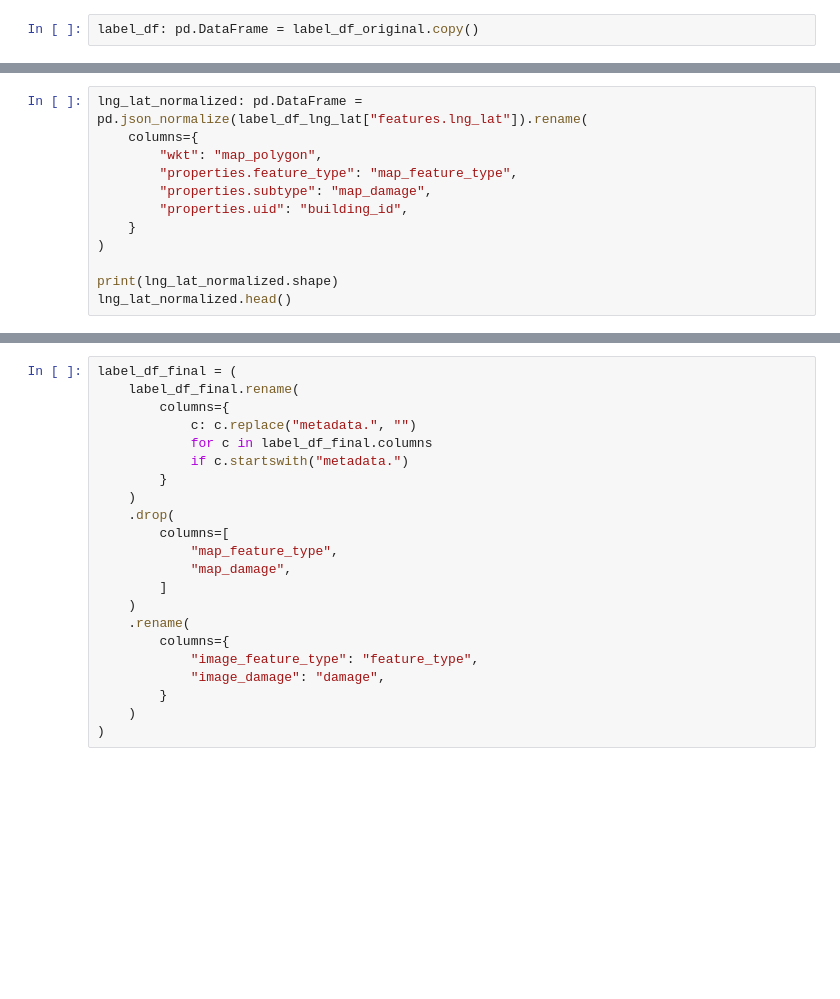
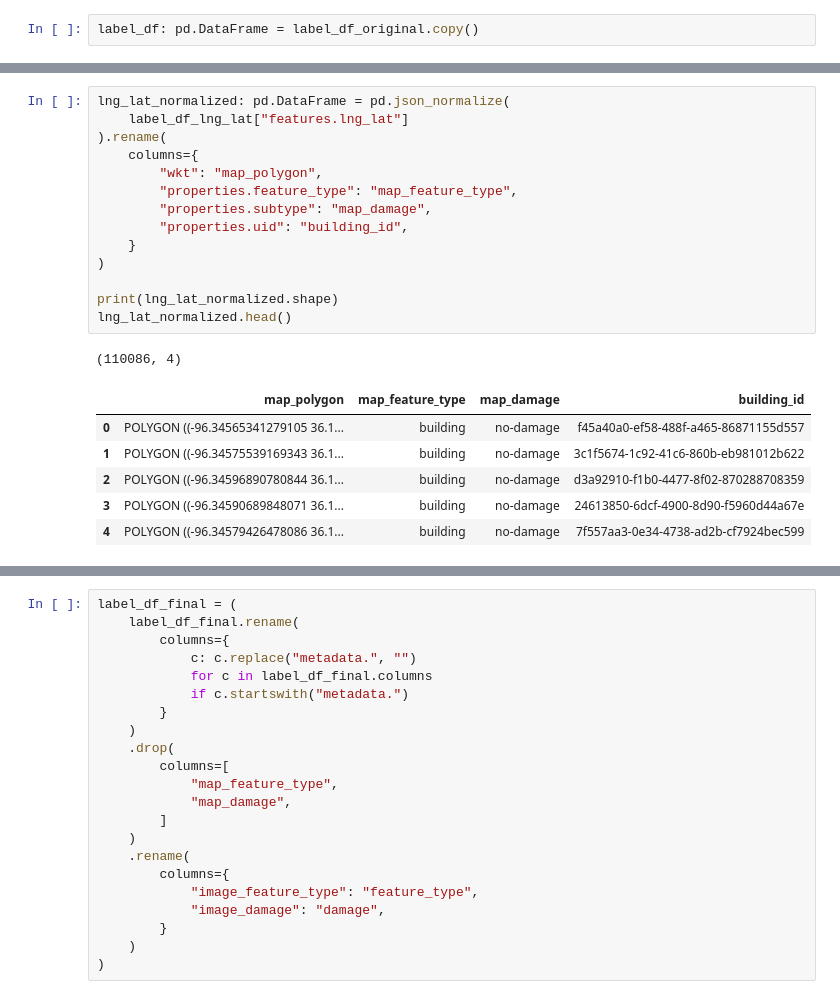
Before and after one commit to cricksmaidiene/alivio, a Jupyter notebook: src/01_data_ingestion/xview2_json_to_csv.ipynb, the cells around one changed output, grey strips where cells are left out. Drawn from its saved outputs; the diff is of its cells as text; blank space fills up the shorter version.

```diff
--- a/src/01_data_ingestion/xview2_json_to_csv.ipynb
+++ b/src/01_data_ingestion/xview2_json_to_csv.ipynb
@@ -129,15 +135,25 @@ label_df_features.head()
 # %%
-lng_lat_normalized: pd.DataFrame = pd.json_normalize(label_df_lng_lat["features.lng_lat"]).rename(
+lng_lat_normalized: pd.DataFrame = pd.json_normalize(
+    label_df_lng_lat["features.lng_lat"]
+).rename(
     columns={
         "wkt": "map_polygon",
         "properties.feature_type": "map_feature_type",
         "properties.subtype": "map_damage",
         "properties.uid": "building_id",
     }
 )
 
 print(lng_lat_normalized.shape)
 lng_lat_normalized.head()
+# %% [output]
+(110086, 4)
+|  | map_polygon | map_feature_type | map_damage | building_id |
+| 0 | POLYGON ((-96.34565341279105 36.1... | building | no-damage | f45a40a0-ef58-488f-a465-86871155d557 |
+| 1 | POLYGON ((-96.34575539169343 36.1... | building | no-damage | 3c1f5674-1c92-41c6-860b-eb981012b622 |
+| 2 | POLYGON ((-96.34596890780844 36.1... | building | no-damage | d3a92910-f1b0-4477-8f02-870288708359 |
+| 3 | POLYGON ((-96.34590689848071 36.1... | building | no-damage | 24613850-6dcf-4900-8d90-f5960d44a67e |
+| 4 | POLYGON ((-96.34579426478086 36.1... | building | no-damage | 7f557aa3-0e34-4738-ad2b-cf7924bec599 |
 # %%
 features_normalized: pd.DataFrame = pd.json_normalize(
     label_df_features["features.xy"]
```
Also changed, not shown: parts of 23 cells of this notebook, 1 other file.
